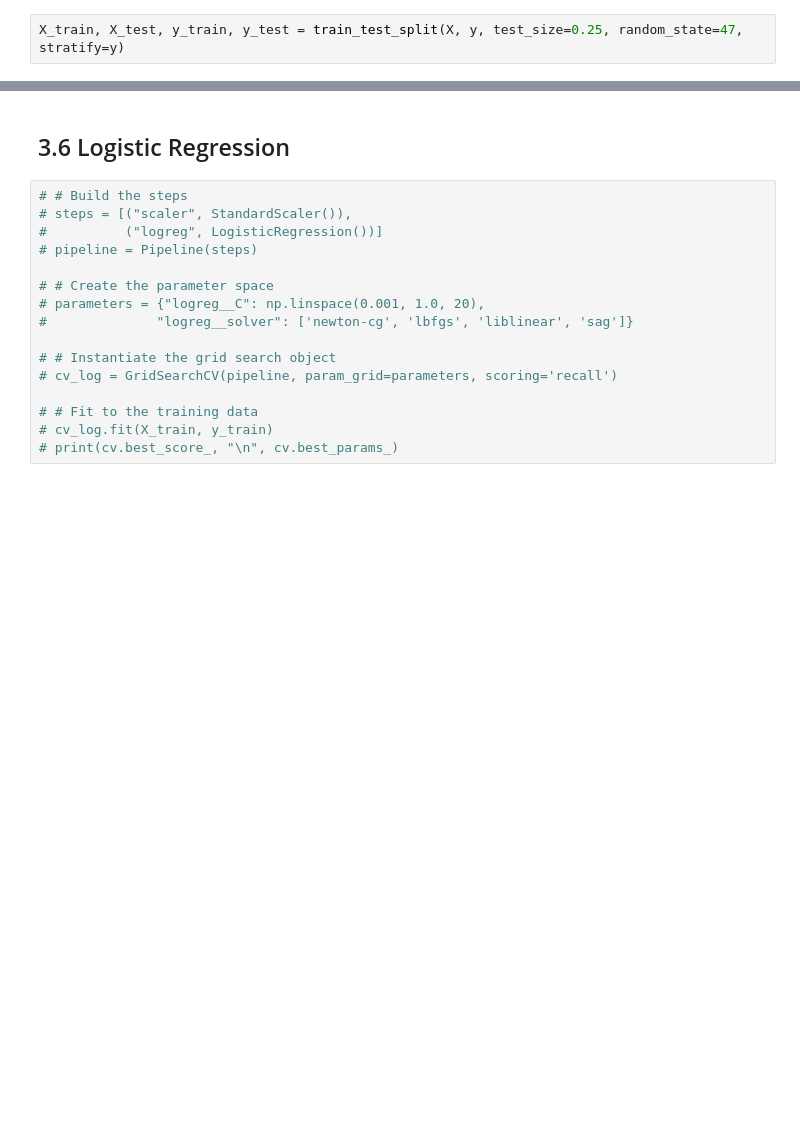
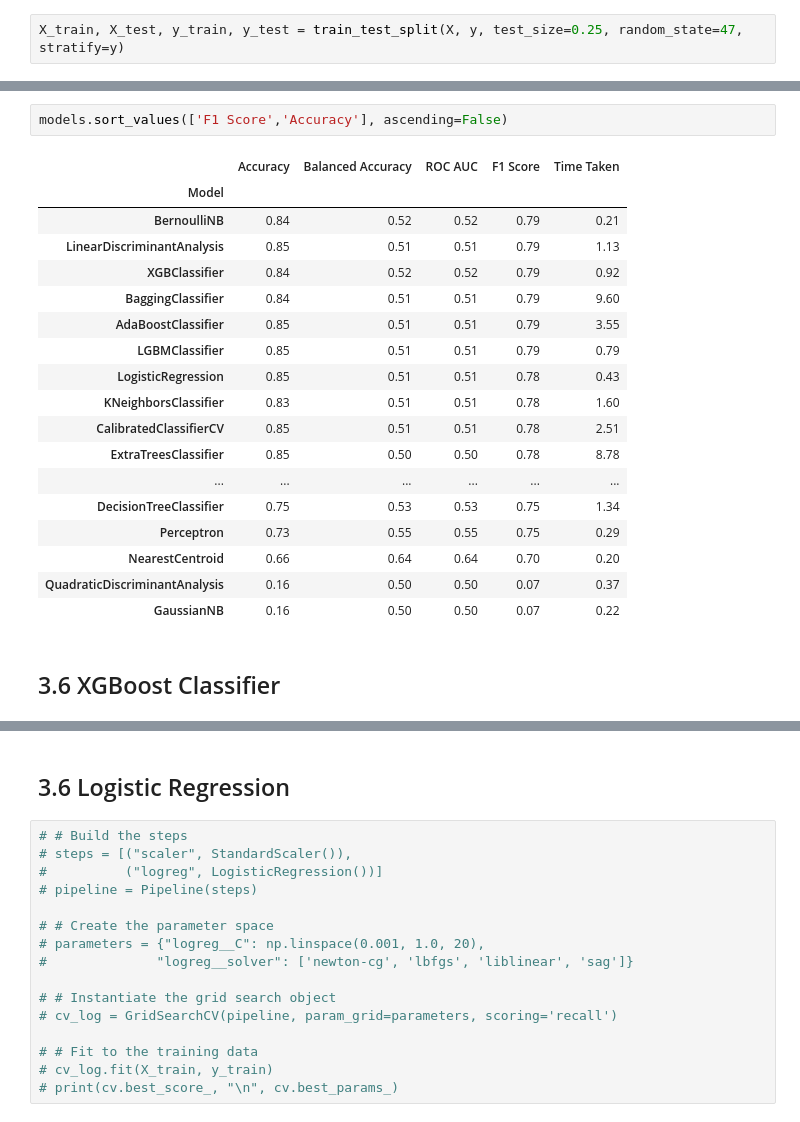
Before and after one commit to issacgomez07/Capstone-2-LendingClub-Defaults, a Jupyter notebook: notebooks/03_preprocessing_and_training.ipynb, the cells around one changed output, grey strips where cells are left out. Saved outputs shown, nothing was run; the diff lists cells and outputs as text; blank space fills up the shorter version.

```diff
--- a/notebooks/03_preprocessing_and_training.ipynb
+++ b/notebooks/03_preprocessing_and_training.ipynb
@@ -102,0 +116,23 @@ You can set `force_col_wise=true` to remove the overhead.
+# %%
+models.sort_values(['F1 Score','Accuracy'], ascending=False)
+# %% [output]
+|  | Accuracy | Balanced Accuracy | ROC AUC | F1 Score | Time Taken |
+| Model |  |  |  |  |  |
+| BernoulliNB | 0.84 | 0.52 | 0.52 | 0.79 | 0.21 |
+| LinearDiscriminantAnalysis | 0.85 | 0.51 | 0.51 | 0.79 | 1.13 |
+| XGBClassifier | 0.84 | 0.52 | 0.52 | 0.79 | 0.92 |
+| BaggingClassifier | 0.84 | 0.51 | 0.51 | 0.79 | 9.60 |
+| AdaBoostClassifier | 0.85 | 0.51 | 0.51 | 0.79 | 3.55 |
+| LGBMClassifier | 0.85 | 0.51 | 0.51 | 0.79 | 0.79 |
+| LogisticRegression | 0.85 | 0.51 | 0.51 | 0.78 | 0.43 |
+| KNeighborsClassifier | 0.83 | 0.51 | 0.51 | 0.78 | 1.60 |
+| CalibratedClassifierCV | 0.85 | 0.51 | 0.51 | 0.78 | 2.51 |
+| ExtraTreesClassifier | 0.85 | 0.50 | 0.50 | 0.78 | 8.78 |
+| ... | ... | ... | ... | ... | ... |
+| DecisionTreeClassifier | 0.75 | 0.53 | 0.53 | 0.75 | 1.34 |
+| Perceptron | 0.73 | 0.55 | 0.55 | 0.75 | 0.29 |
+| NearestCentroid | 0.66 | 0.64 | 0.64 | 0.70 | 0.20 |
+| QuadraticDiscriminantAnalysis | 0.16 | 0.50 | 0.50 | 0.07 | 0.37 |
+| GaussianNB | 0.16 | 0.50 | 0.50 | 0.07 | 0.22 |
+# %% [markdown]
+## 3.6 XGBoost Classifier<a id='3.6_XGBoost_Classifier'></a>
```
Also changed, not shown: parts of 8 cells of this notebook, 1 other file.
